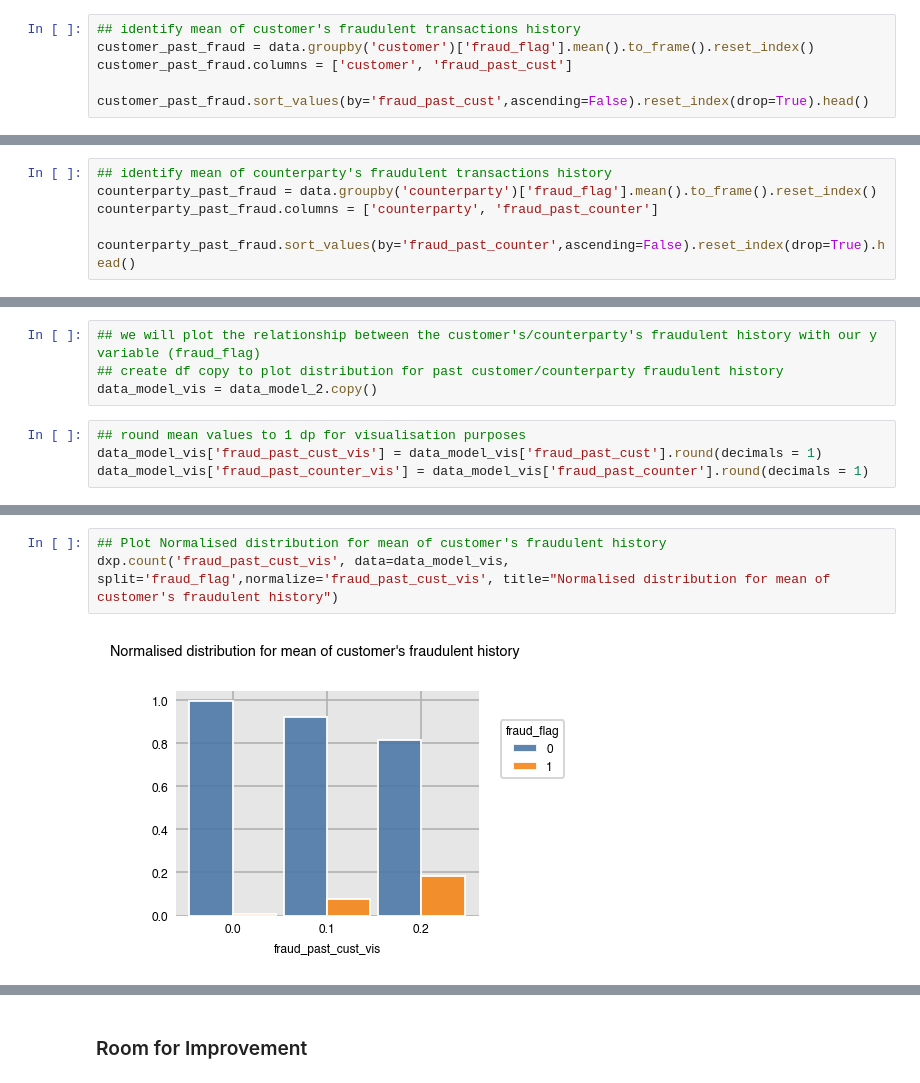
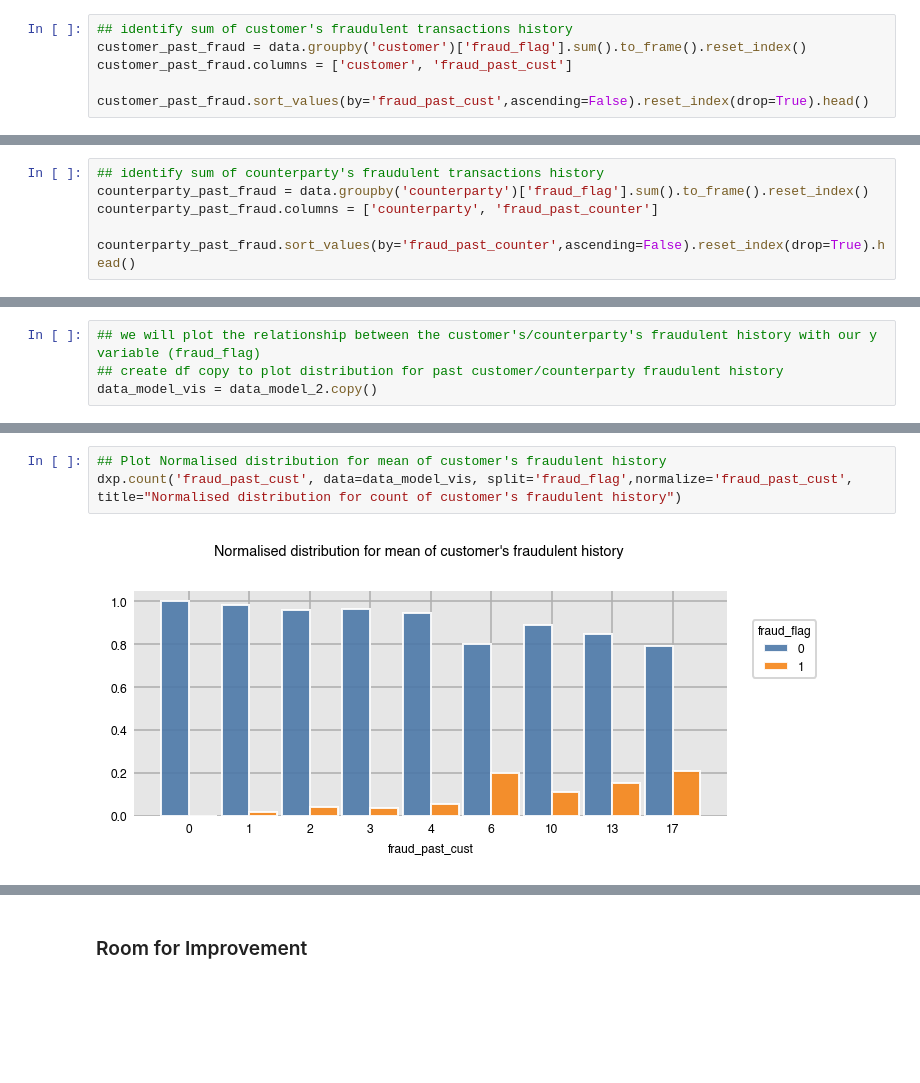
Before and after one commit to bhavesh-chainani/fraud_detection, a Jupyter notebook: bhavesh_silent_eight.ipynb, the cells around one changed output, grey strips where cells are left out. Saved outputs shown, nothing was run; the diff lists cells and outputs as text; blank space fills up the shorter version.

```diff
--- a/bhavesh_silent_eight.ipynb
+++ b/bhavesh_silent_eight.ipynb
@@ -485,8 +485,8 @@ data.boxplot(column='amount', by='fraud_flag', figsize=(5,6))
 
 ##### I will also remove the counterparty column, hence the 499 rows will be kept.
 # %%
-## identify mean of customer's fraudulent transactions history
-customer_past_fraud = data.groupby('customer')['fraud_flag'].mean().to_frame().reset_index()
+## identify sum of customer's fraudulent transactions history
+customer_past_fraud = data.groupby('customer')['fraud_flag'].sum().to_frame().reset_index()
 customer_past_fraud.columns = ['customer', 'fraud_past_cust']
 
 customer_past_fraud.sort_values(by='fraud_past_cust',ascending=False).reset_index(drop=True).head()
@@ -500,6 +500,6 @@ customer_past_fraud.sort_values(by='fraud_past_cust',ascending=False).reset_inde
 # %%
-## identify mean of counterparty's fraudulent transactions history
-counterparty_past_fraud = data.groupby('counterparty')['fraud_flag'].mean().to_frame().reset_index()
+## identify sum of counterparty's fraudulent transactions history
+counterparty_past_fraud = data.groupby('counterparty')['fraud_flag'].sum().to_frame().reset_index()
 counterparty_past_fraud.columns = ['counterparty', 'fraud_past_counter']
 
 counterparty_past_fraud.sort_values(by='fraud_past_counter',ascending=False).reset_index(drop=True).head()
@@ -747,7 +748,3 @@ data.boxplot(column='amount', by='fraud_flag', figsize=(5,6))
 ## we will plot the relationship between the customer's/counterparty's fraudulent history with our y variable (fraud_flag)
 ## create df copy to plot distribution for past customer/counterparty fraudulent history
 data_model_vis = data_model_2.copy()
-# %%
-## round mean values to 1 dp for visualisation purposes
-data_model_vis['fraud_past_cust_vis'] = data_model_vis['fraud_past_cust'].round(decimals = 1)
-data_model_vis['fraud_past_counter_vis'] = data_model_vis['fraud_past_counter'].round(decimals = 1)
@@ -754,7 +767,7 @@ data_model_vis['fraud_past_counter_vis'] = data_model_vis['fraud_past_counter'].
 # %%
 ## Plot Normalised distribution for mean of customer's fraudulent history
-dxp.count('fraud_past_cust_vis', data=data_model_vis, split='fraud_flag',normalize='fraud_past_cust_vis', title="Normalised distribution for mean of customer's fraudulent history")
+dxp.count('fraud_past_cust', data=data_model_vis, split='fraud_flag',normalize='fraud_past_cust', title="Normalised distribution for count of customer's fraudulent history")
 # %% [output]
-[figure, old version]
+[figure, new version]
 # %%
 ## Plot Normalised distribution for mean of counterparty's fraudulent history
```
Also changed, not shown: parts of 11 cells of this notebook.
